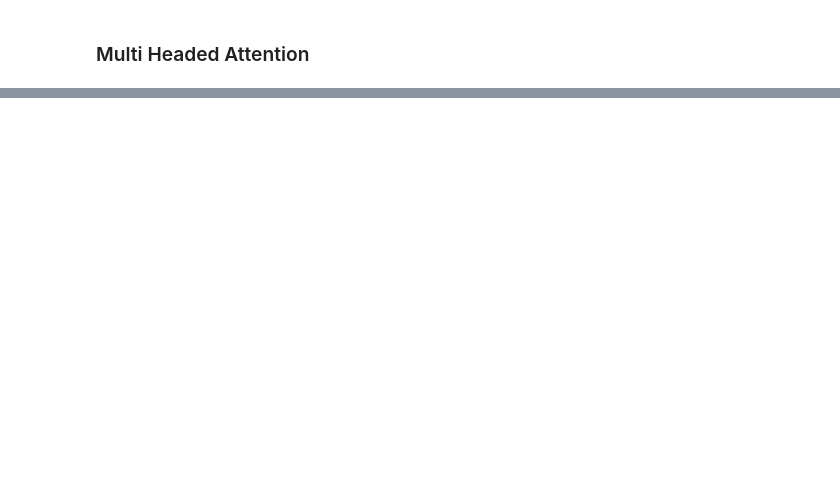
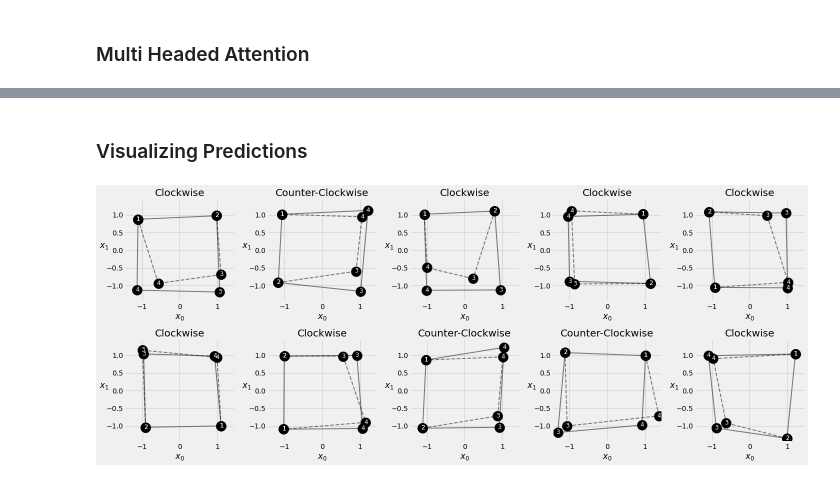
Before and after one commit to tehmeerali786/Deep-Learning-with-PyTorch, a Jupyter notebook: Chapter 9/Deep_Learning_with_PyTorch_Chapter_9_Part_1.ipynb, the cells around one changed output, grey strips where cells are left out. Cells and saved outputs as stored; diff of their text form; code cells hidden in the pictures; blank space fills up the shorter version.

```diff
--- a/Chapter 9/Deep_Learning_with_PyTorch_Chapter_9_Part_1.ipynb
+++ b/Chapter 9/Deep_Learning_with_PyTorch_Chapter_9_Part_1.ipynb
@@ -849,0 +1448,6 @@ class MultiHeadAttention(nn.Module):
+# %% [markdown]
+### Visualizing Predictions
+# %%
+fig = sequence_pred(sbs_seq_selfattn, full_test, test_directions)
+# %% [output]
+[figure, added]
```
Also changed, not shown: parts of 187 cells of this notebook.
